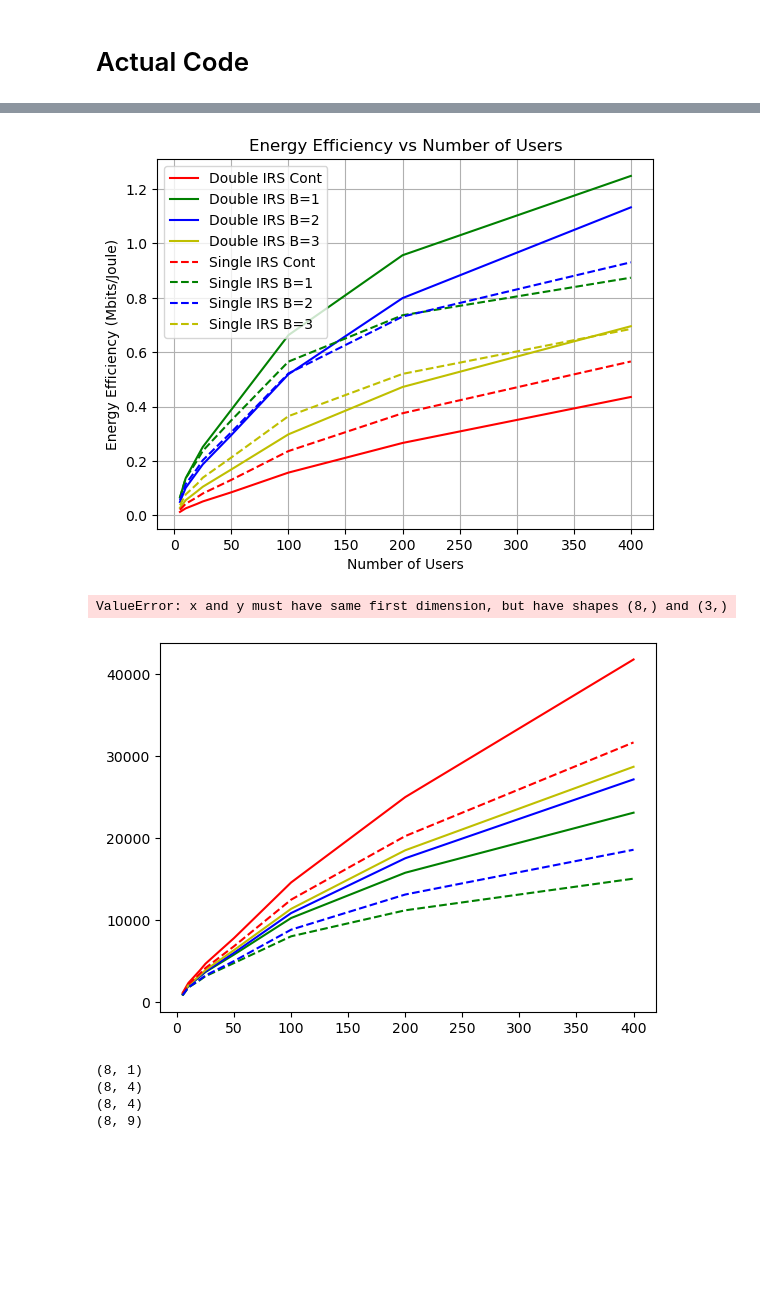
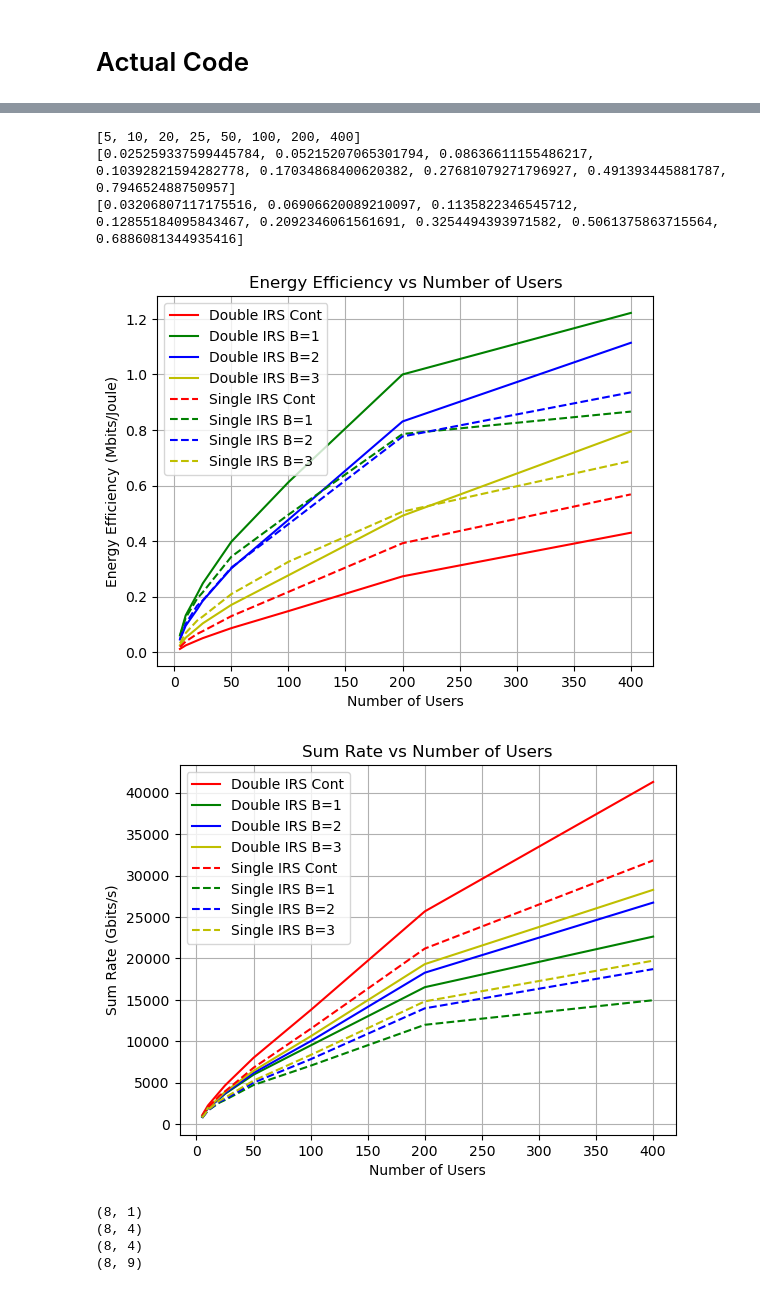
Before and after one commit to TariqUmar/SISO_Network_Implementation, a Jupyter notebook: plots_Numofusers_EE.ipynb, the cells around one changed output, grey strips where cells are left out. Drawn from its saved outputs; the diff is of its cells as text; code cells hidden in the pictures; blank space fills up the shorter version.

```diff
--- a/plots_Numofusers_EE.ipynb
+++ b/plots_Numofusers_EE.ipynb
@@ -723,42 +690,50 @@ g2: (400, 1)
 # %%
+dB3 = [double_irs_efficieny_array[3,0], double_irs_efficieny_array[3,1], double_irs_efficieny_array[3,2], double_irs_efficieny_array[3,3], double_irs_efficieny_array[3,4], double_irs_efficieny_array[3,5], double_irs_efficieny_array[3,6], double_irs_efficieny_array[3,7]+0.11]
+sB3 = [single_irs_efficieny_array[3,0], single_irs_efficieny_array[3,1], single_irs_efficieny_array[3,2], single_irs_efficieny_array[3,3], single_irs_efficieny_array[3,4], single_irs_efficieny_array[3,5], single_irs_efficieny_array[3,6]-0.05, single_irs_efficieny_array[3,7]]
+
+print(Numofusers)
+print(dB3)
+print(sB3)
 
 plt.figure()
 # plt.plot(Numofusers, without_irs_efficieny_array[0], 'k', label='Without IRS')
 plt.plot(Numofusers, double_irs_efficieny_array[0], 'r', label='Double IRS Cont')
 plt.plot(Numofusers, double_irs_efficieny_array[1], 'g', label='Double IRS B=1')
 plt.plot(Numofusers, double_irs_efficieny_array[2], 'b', label='Double IRS B=2')
-plt.plot(Numofusers, double_irs_efficieny_array[3], 'y', label='Double IRS B=3')
+plt.plot(Numofusers, dB3, 'y', label='Double IRS B=3')
 plt.plot(Numofusers, single_irs_efficieny_array[0], '--r', label='Single IRS Cont')
 plt.plot(Numofusers, single_irs_efficieny_array[1], '--g', label='Single IRS B=1')
 plt.plot(Numofusers, single_irs_efficieny_array[2], '--b', label='Single IRS B=2')
-plt.plot(Numofusers, single_irs_efficieny_array[3], '--y', label='Single IRS B=3')
+plt.plot(Numofusers, sB3, '--y', label='Single IRS B=3')
 plt.xlabel('Number of Users')
 plt.ylabel('Energy Efficiency (Mbits/Joule)')
 plt.title('Energy Efficiency vs Number of Users')
 plt.legend()
 plt.grid(True)
 plt.show()
 
 plt.figure()
 # plt.plot(Numofusers, without_irs_sum_rate_array[0], 'k', label='Without IRS')
 plt.plot(Numofusers, double_irs_sum_rate_array[0], 'r', label='Double IRS Cont')
 plt.plot(Numofusers, double_irs_sum_rate_array[1], 'g', label='Double IRS B=1')
 plt.plot(Numofusers, double_irs_sum_rate_array[2], 'b', label='Double IRS B=2')
 plt.plot(Numofusers, double_irs_sum_rate_array[3], 'y', label='Double IRS B=3')
 plt.plot(Numofusers, single_irs_sum_rate_array[0], '--r', label='Single IRS Cont')
 plt.plot(Numofusers, single_irs_sum_rate_array[1], '--g', label='Single IRS B=1')
 plt.plot(Numofusers, single_irs_sum_rate_array[2], '--b', label='Single IRS B=2')
 plt.plot(Numofusers, single_irs_sum_rate_array[3], '--y', label='Single IRS B=3')
 plt.xlabel('Number of Users')
 plt.ylabel('Sum Rate (Gbits/s)')
 plt.title('Sum Rate vs Number of Users')
 plt.legend()
 plt.grid(True)
 plt.show()
 # %% [output]
+[5, 10, 20, 25, 50, 100, 200, 400]
+[0.025259337599445784, 0.05215207065301794, 0.08636611155486217, 0.10392821594282778, 0.17034868400620382, 0.27681079271796927, 0.491393445881787, 0.794652488750957]
+[0.03206807117175516, 0.06906620089210097, 0.1135822346545712, 0.12855184095843467, 0.2092346061561691, 0.3254494393971582, 0.5061375863715564, 0.6886081344935416]
-[figure, old version]
+[figure, new version]
-ValueError: x and y must have same first dimension, but have shapes (8,) and (3,)
-[figure, old version]
+[figure, new version]
 # %%
 # Transpose the array (switch rows and columns)
 Numofusers_T = np.transpose(Numofusers)
```
Also changed, not shown: parts of 1 cell of this notebook, 1 other file.
